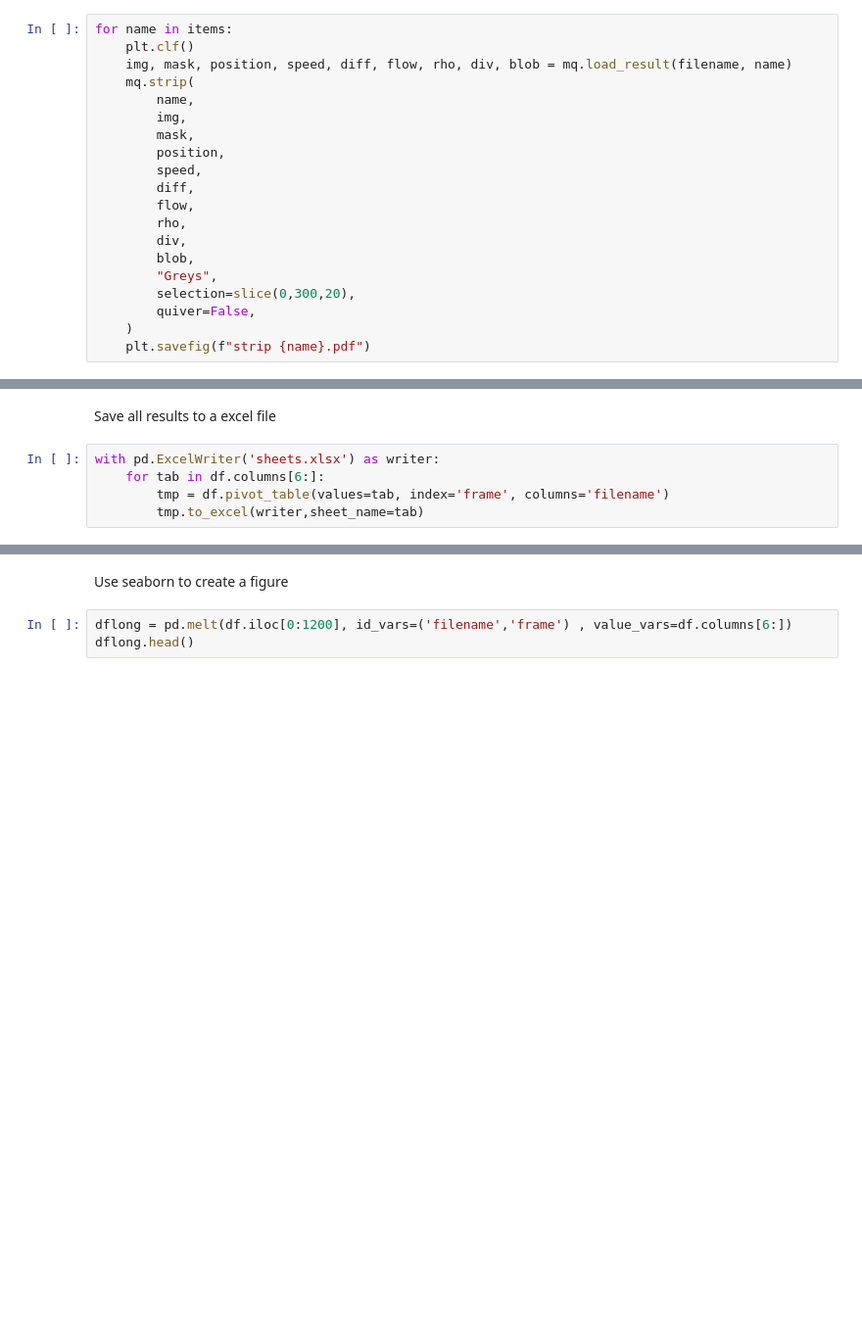
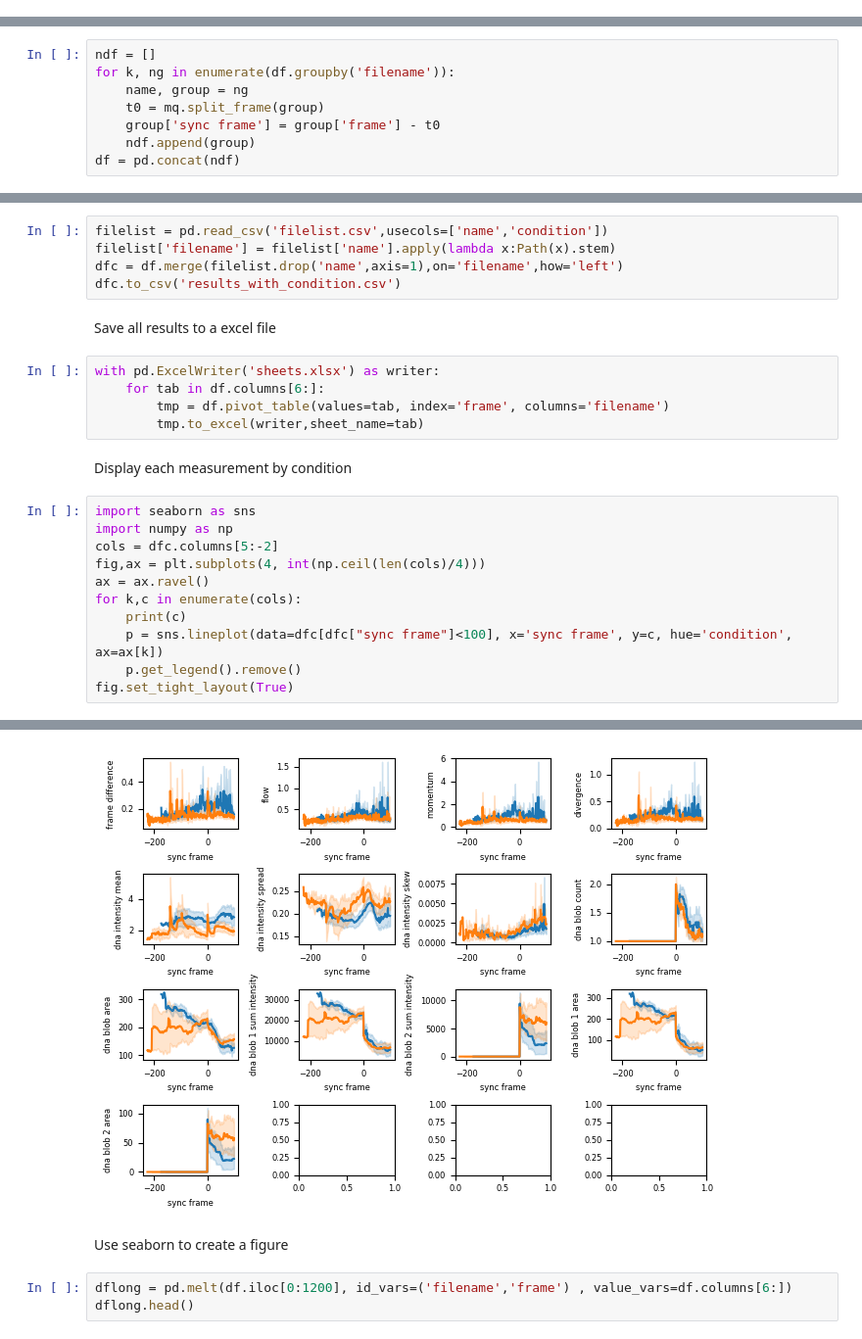
Before and after one commit to jboulanger/dna-movement-sufolobus, a Jupyter notebook: 2_Graphs.ipynb, the cells around one changed output, grey strips where cells are left out. Shown at 98% size. Saved outputs shown, nothing was run; the diff lists cells and outputs as text; blank space fills up the shorter version.

```diff
--- a/2_Graphs.ipynb
+++ b/2_Graphs.ipynb
@@ -81,23 +69,3 @@ with PdfPages('strip.pdf') as pdf:
-# %%
-for name in items:
-    plt.clf()
-    img, mask, position, speed, diff, flow, rho, div, blob = mq.load_result(filename, name)
-    mq.strip(
-        name,
-        img,
-        mask,
-        position,
-        speed,
-        diff,
-        flow,
-        rho,
-        div,
-        blob,
-        "Greys",
-        selection=slice(0,300,20),
-        quiver=False,
-    )
-    plt.savefig(f"strip {name}.pdf")
 # %% [markdown]
 Visualize the image and mask using napari
 # %%
@@ -113,0 +84,8 @@ df = pd.read_csv('results.csv',index_col=0)
+# %%
+ndf = []
+for k, ng in enumerate(df.groupby('filename')):
+    name, group = ng
+    t0 = mq.split_frame(group)
+    group['sync frame'] = group['frame'] - t0
+    ndf.append(group)
+df = pd.concat(ndf)
@@ -114,3 +112,8 @@ df = pd.read_csv('results.csv',index_col=0)
+# %%
+filelist = pd.read_csv('filelist.csv',usecols=['name','condition'])
+filelist['filename'] = filelist['name'].apply(lambda x:Path(x).stem)
+dfc = df.merge(filelist.drop('name',axis=1),on='filename',how='left')
+dfc.to_csv('results_with_condition.csv')
 # %% [markdown]
 Save all results to a excel file
 # %%
@@ -118,3 +121,17 @@ with pd.ExcelWriter('sheets.xlsx') as writer:
     for tab in df.columns[6:]:
         tmp = df.pivot_table(values=tab, index='frame', columns='filename')
         tmp.to_excel(writer,sheet_name=tab)
+# %% [markdown]
+Display each measurement by condition
+# %%
+import seaborn as sns
+import numpy as np
+cols = dfc.columns[5:-2]
+fig,ax = plt.subplots(4, int(np.ceil(len(cols)/4)))
+ax = ax.ravel()
+for k,c in enumerate(cols):
+    print(c)
+    p = sns.lineplot(data=dfc[dfc["sync frame"]<100], x='sync frame', y=c, hue='condition', ax=ax[k])
+    p.get_legend().remove()
+fig.set_tight_layout(True)
+# %% [output]
@@ -121,3 +151,4 @@ with pd.ExcelWriter('sheets.xlsx') as writer:
+[figure, added]
 # %% [markdown]
 Use seaborn to create a figure
 # %%
```
Also changed, not shown: parts of 16 cells of this notebook, 7 other files.
